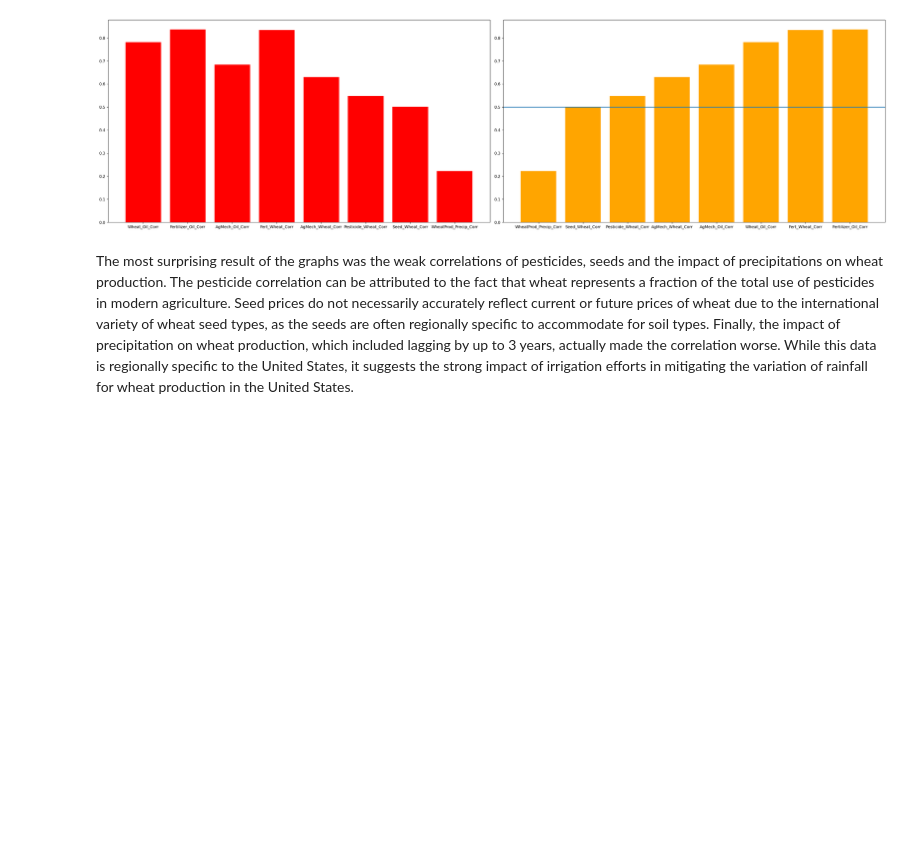
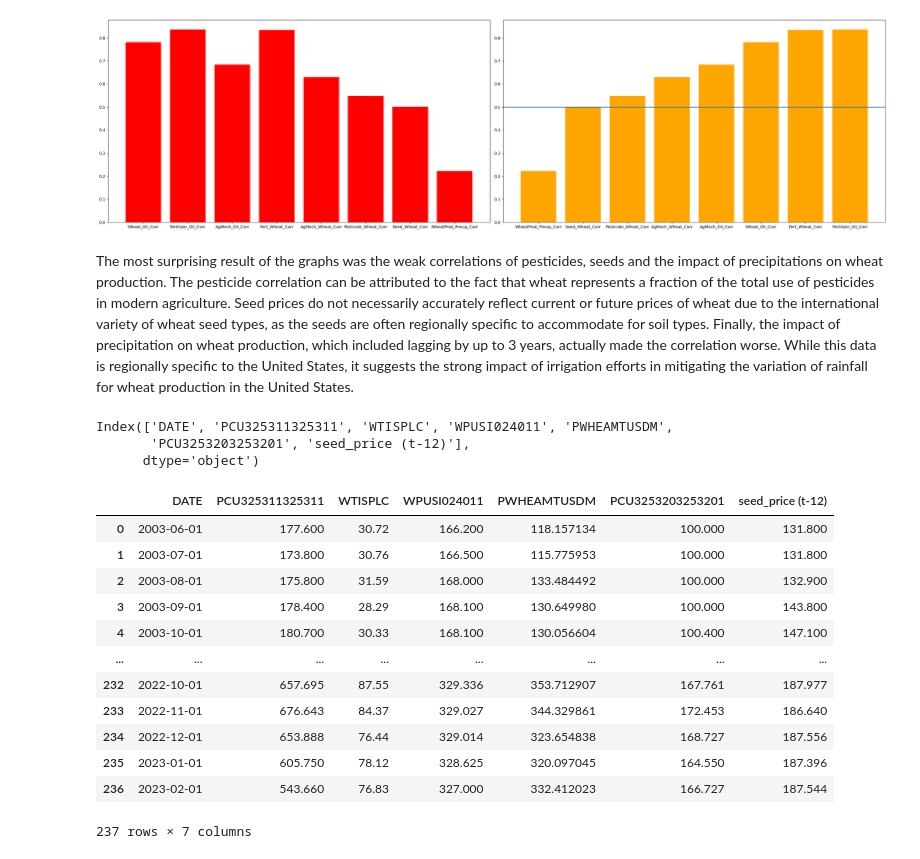
Before and after one commit to ssxnt/Wheat-Production-and-Global-Pricing-Dynamics, a Jupyter notebook: Energy/Notebooks and Datasets/final.ipynb, the cells around one changed output. Drawn from its saved outputs; the diff is of its cells as text; code cells hidden in the pictures; blank space fills up the shorter version.

```diff
--- a/Energy/Notebooks and Datasets/final.ipynb
+++ b/Energy/Notebooks and Datasets/final.ipynb
@@ -567,3 +567,45 @@ plt.show()
 [figure]
 # %% [markdown]
 The most surprising result of the graphs was the weak correlations of pesticides, seeds and the impact of precipitations on wheat production. The pesticide correlation can be attributed to the fact that wheat represents a fraction of the total use of pesticides in modern agriculture. Seed prices do not necessarily accurately reflect current or future prices of wheat due to the international variety of wheat seed types, as the seeds are often regionally specific to accommodate for soil types. Finally, the impact of precipitation on wheat production, which included lagging by up to 3 years, actually made the correlation worse. While this data is  regionally specific to the United States, it suggests the strong impact of irrigation efforts in mitigating the variation of rainfall for wheat production in the United States.
+# %%
+import pandas as pd
+
+df1 = pd.read_csv('PCU325311325311.csv') # fert
+df2 = pd.read_csv('WTISPLC.csv') # oil
+df3 = pd.read_csv('WPUSI024011.csv') # agri mech
+df4 = pd.read_csv('PWHEAMTUSDM.csv') # WHEAT
+df5 = pd.read_csv('Pesticide2003.csv') # pesticide
+df6 = pd.read_csv('farm_wage_data_99t22.csv') # wages
+seeds = pd.read_csv('seeds.csv') # seeds
+seeds_lag = seeds.assign(**{f'seed_price (t-{12})': seeds['WPU02550304'].shift(-12)})
+df7 = seeds_lag.drop(columns={'WPU02550304'})
+
+df_list = [df1, df2, df3, df4, df5, df7] # ignore df6 for now
+merged_df = pd.DataFrame()
+merged_df = df_list[0]
+
+for df in df_list[1:]:
+    merged_df = pd.merge(merged_df, df, on='DATE', how='inner')
+
+merged_df.columns
+# %% [output]
+Index(['DATE', 'PCU325311325311', 'WTISPLC', 'WPUSI024011', 'PWHEAMTUSDM',
+       'PCU3253203253201', 'seed_price (t-12)'],
+      dtype='object')
+# %%
+merged_df = merged_df.dropna(axis=0)
+merged_df
+# %% [output]
+|  | DATE | PCU325311325311 | WTISPLC | WPUSI024011 | PWHEAMTUSDM | PCU3253203253201 | seed_price (t-12) |
+| 0 | 2003-06-01 | 177.600 | 30.72 | 166.200 | 118.157134 | 100.000 | 131.800 |
+| 1 | 2003-07-01 | 173.800 | 30.76 | 166.500 | 115.775953 | 100.000 | 131.800 |
+| 2 | 2003-08-01 | 175.800 | 31.59 | 168.000 | 133.484492 | 100.000 | 132.900 |
+| 3 | 2003-09-01 | 178.400 | 28.29 | 168.100 | 130.649980 | 100.000 | 143.800 |
+| 4 | 2003-10-01 | 180.700 | 30.33 | 168.100 | 130.056604 | 100.400 | 147.100 |
+| ... | ... | ... | ... | ... | ... | ... | ... |
+| 232 | 2022-10-01 | 657.695 | 87.55 | 329.336 | 353.712907 | 167.761 | 187.977 |
+| 233 | 2022-11-01 | 676.643 | 84.37 | 329.027 | 344.329861 | 172.453 | 186.640 |
+| 234 | 2022-12-01 | 653.888 | 76.44 | 329.014 | 323.654838 | 168.727 | 187.556 |
+| 235 | 2023-01-01 | 605.750 | 78.12 | 328.625 | 320.097045 | 164.550 | 187.396 |
+| 236 | 2023-02-01 | 543.660 | 76.83 | 327.000 | 332.412023 | 166.727 | 187.544 |
+237 rows × 7 columns
```
Also changed, not shown: parts of 16 cells of this notebook.
